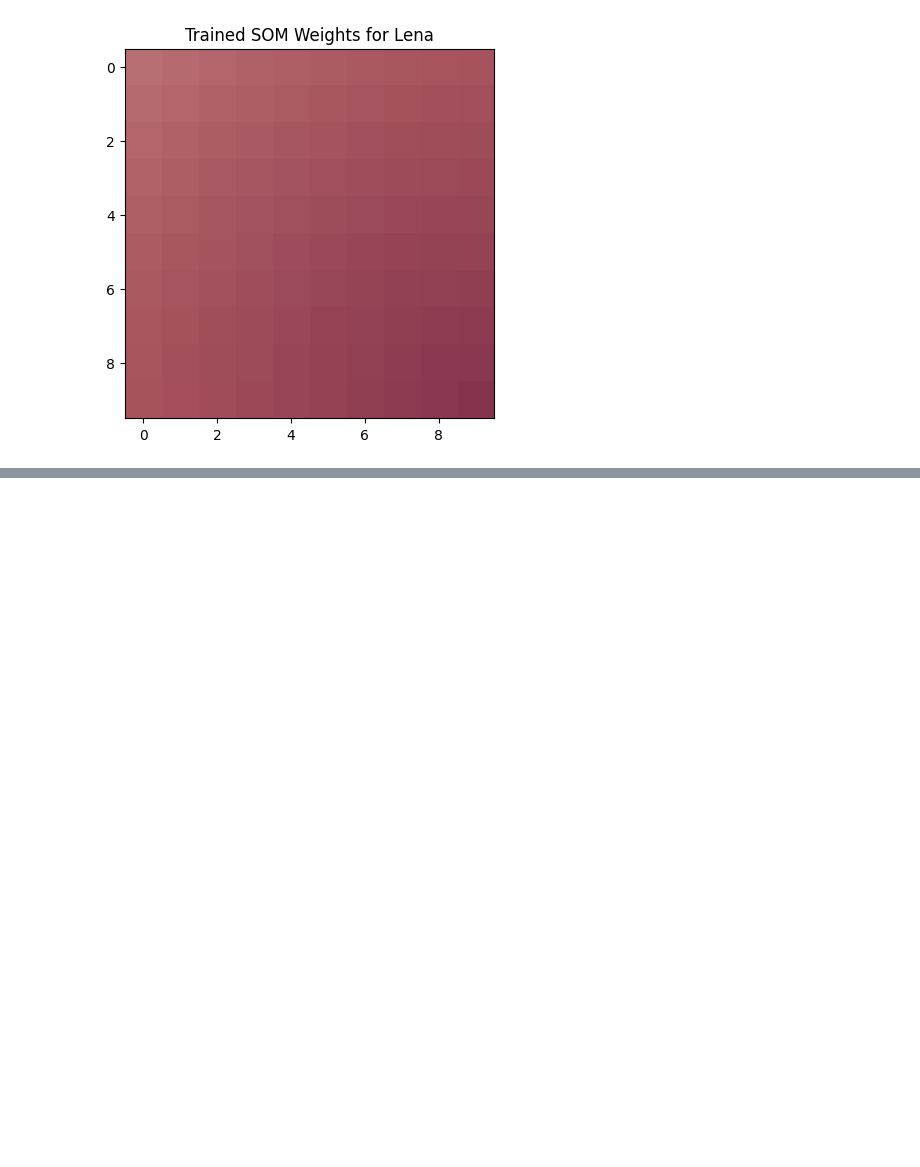
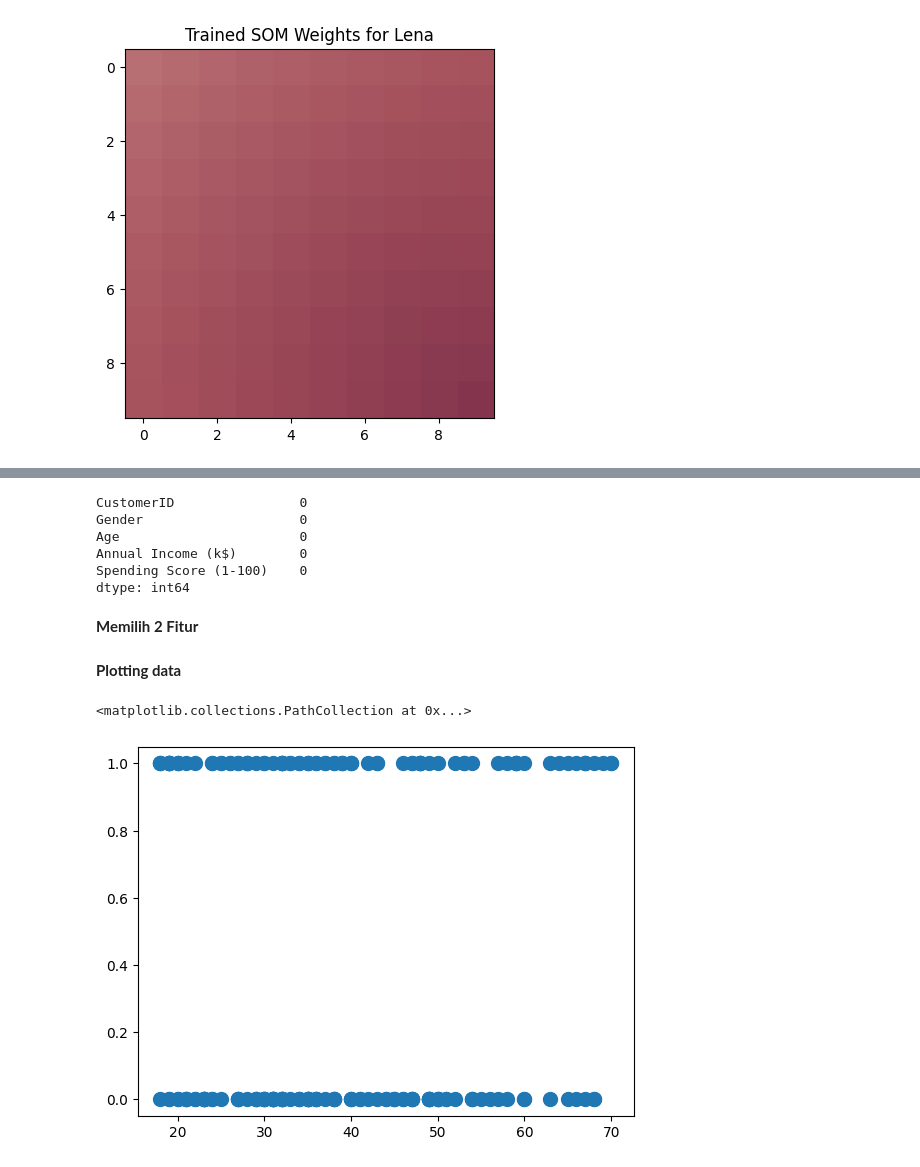
Before and after one commit to bintangsholu21/Pembelajaran-Mesin, a Jupyter notebook: Modul 7 - Clustering.ipynb, the cells around one changed output, grey strips where cells are left out. Drawn from its saved outputs; the diff is of its cells as text; code cells hidden in the pictures; blank space fills up the shorter version.

```diff
--- a/Modul 7 - Clustering.ipynb
+++ b/Modul 7 - Clustering.ipynb
@@ -501,0 +527,5 @@ plt.show()
+# %%
+# Load data
+df = pd.read_csv('/content/drive/MyDrive/Machine Learning/Mall_Customers.csv')
+
+df.head()
@@ -501,0 +539,26 @@ plt.show()
+# %%
+# Cek kolom null
+df.isnull().sum()
+# %% [output]
+CustomerID                0
+Gender                    0
+Age                       0
+Annual Income (k$)        0
+Spending Score (1-100)    0
+dtype: int64
+# %% [markdown]
+**Memilih 2 Fitur**
+# %%
+# Memilih fitur "Gender" dan "Age", dan mengonversi "Gender" menjadi numerik dengan one-hot encoding
+X = pd.get_dummies(df[['Gender', 'Age']], columns=['Gender'], drop_first=True)
+# %% [markdown]
+**Plotting data**
+# %%
+# Plot Data
+# Karena data 4 dimensi, maka akan kita coba
+# plot cluster berdasarkan Sepal Length dan Sepal Width  saja
+
+plt.scatter(X.iloc[:, 0], X.iloc[:, 1], s = 100)
+# %% [output]
+<matplotlib.collections.PathCollection at 0x...>
+[figure, added]
```
Also changed, not shown: parts of 7 cells of this notebook.
